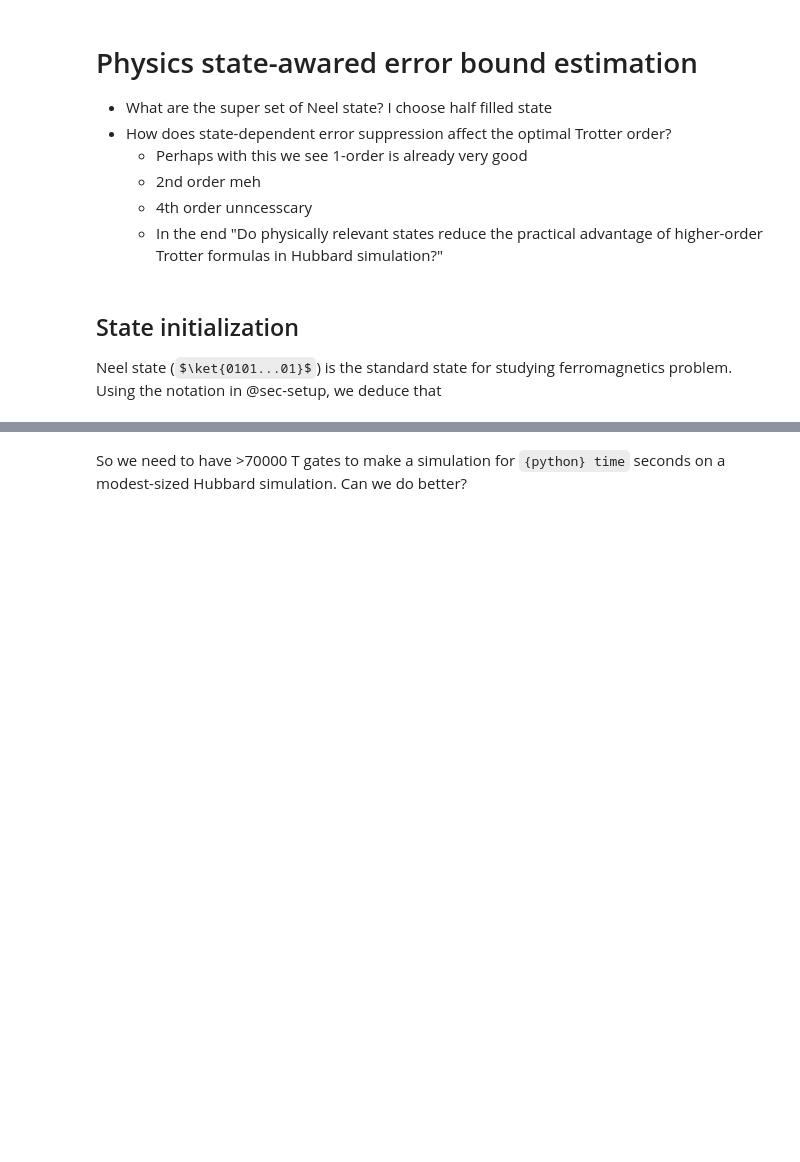
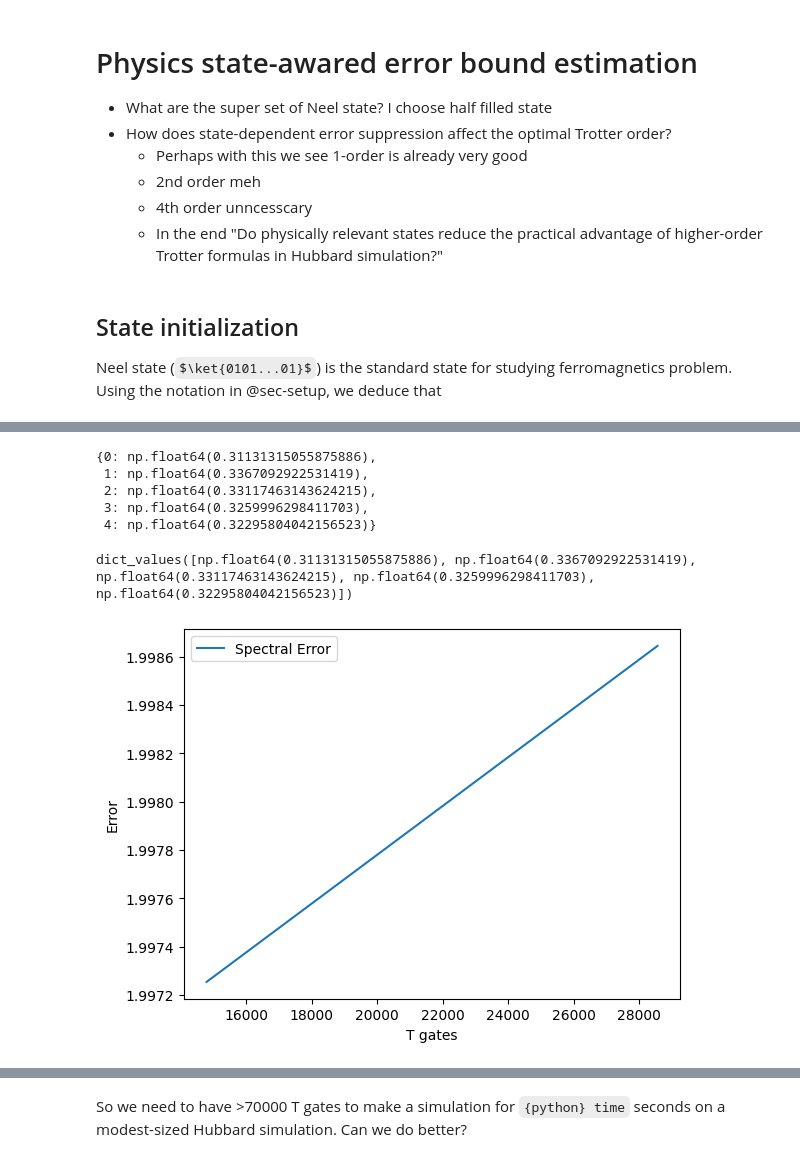
Before and after one commit to minhtriet/hubbard, a Jupyter notebook: hubbard-trotter.ipynb, the cells around one changed output, grey strips where cells are left out. Drawn from its saved outputs; the diff is of its cells as text; code cells hidden in the pictures; some formulas as TeX source; blank space fills up the shorter version.

```diff
--- a/hubbard-trotter.ipynb
+++ b/hubbard-trotter.ipynb
@@ -54,10 +57,11 @@ We create a $2 \times 2$ rectangle, with 4 sites, and 8 qubits. The notion is
 # %%
 t = 1.0
 U = 4.0
-time = 1  # The time of evolution (t in exp(-iHt))
+time = 3  # The time of evolution (t in exp(-iHt))
 
 # number of Trotter steps, proposally not good to show the power of higher Trotter order
-n_steps = int(time * 5)
+n_steps = int(time * 4)
+num_steps = [10, 20, 40, 80, 160]
 
 n_cells = [2, 2, 1]
 orders = [1, 2]
@@ -105,8 +125,8 @@ Exact calculation, with such a small system, the Hamiltonian matrix is tractable
 exact_op = qp.exp(H, -1j * time)
 spectral_error = {}
 
-for order in tqdm.tqdm(orders):
-    approx_op = qp.TrotterProduct(H, n=n_steps, time=time, order=order)
+for order in orders:
+    approx_op = qp.TrotterProduct(H, n=num_steps[0], time=time, order=order)
     error = SpectralNormError.get_error(exact_op, approx_op)
     spectral_error[order] = error
 
@@ -122,11 +145,11 @@ Since Calculating spectral norm is expensive because it requires diagonalizing t
 # %%
-for order in tqdm.tqdm(orders):
-    op = qp.TrotterProduct(H, n=n_steps, time=time, order=order)
-
+for order in orders:
+    op = qp.TrotterProduct(H, n=num_steps[0], time=time, order=order)
+    start = pytime.time()
     one_norm_error_bound = op.error(method="one-norm-bound")
     commutator_error_bound = op.error(method="commutator-bound")
-
-    print(f"Order {order}")
+    print(f"Order {order}, Calculation time: {pytime.time() - start}")
     print(f"One-norm bound: {one_norm_error_bound}")
     print(f"Commutator bound: {commutator_error_bound}")
+    print()
 # %% [output]
@@ -202,18 +221,29 @@ exact_state = exact_circ(H, time, n_qubits)
 error_dicts = {}
 state_fidelities = {}
 
-for order in orders:
-    trotter_state = trotter_circ(H, n_steps, time, n_qubits, order=order)
-    state_fidelities[order] = qp.math.fidelity_statevector(exact_state, trotter_state)
-    # error_dicts[order] = qp.resource.algo_error(trotter_circ)(
-    #     H, n_steps, time, n_qubits, order=order
-    # )
+for i, n_step in enumerate(tqdm([10, 20, 40, 80, 160])):
+    trotter_state = trotter_circ(H, n_step, time, n_qubits, order=1)
+    state_fidelities[i] = qp.math.fidelity_statevector(exact_state, trotter_state)
 # %%
 state_fidelities
+# %% [output]
+{0: np.float64(0.31131315055875886),
+ 1: np.float64(0.3367092922531419),
+ 2: np.float64(0.33117463143624215),
+ 3: np.float64(0.3259996298411703),
+ 4: np.float64(0.32295804042156523)}
+# %%
+state_fidelities.values()
+# %% [output]
+dict_values([np.float64(0.31131315055875886), np.float64(0.3367092922531419), np.float64(0.33117463143624215), np.float64(0.3259996298411703), np.float64(0.32295804042156523)])
 # %%
-error_array = spectral_error.values()
-gates = [resource_est[order]["T"] for order in orders]
-plt.plot(gates, error_array)
-plt.ylabel("Spectral Error")
+error_array = [spectral_error[order] for order in orders]
+
+plt.plot(gates, error_array, label="Spectral Error")
+
+plt.ylabel("Error")
 plt.xlabel("T gates")
+plt.legend()
 plt.show()
+# %% [output]
+[figure, added]
```
Also changed, not shown: parts of 19 cells of this notebook.
